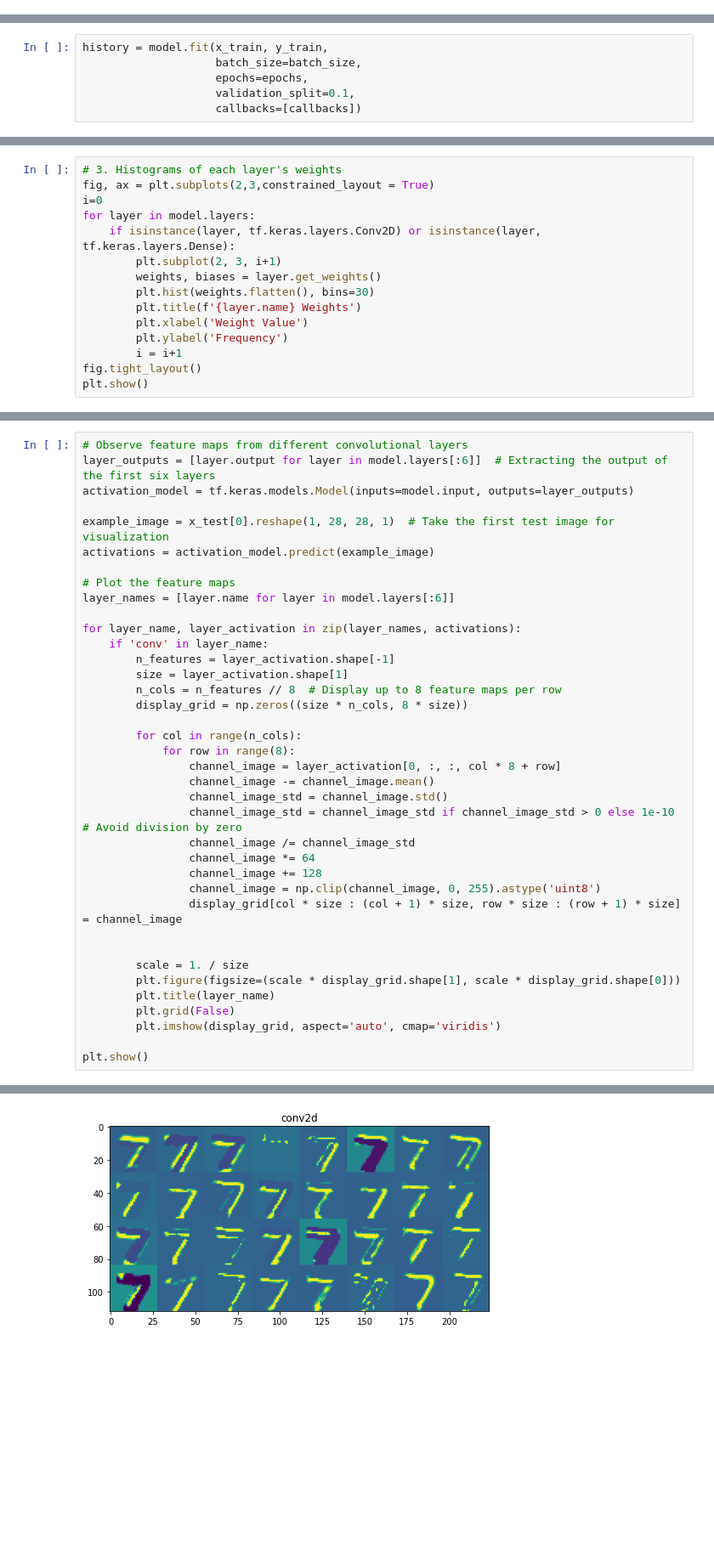
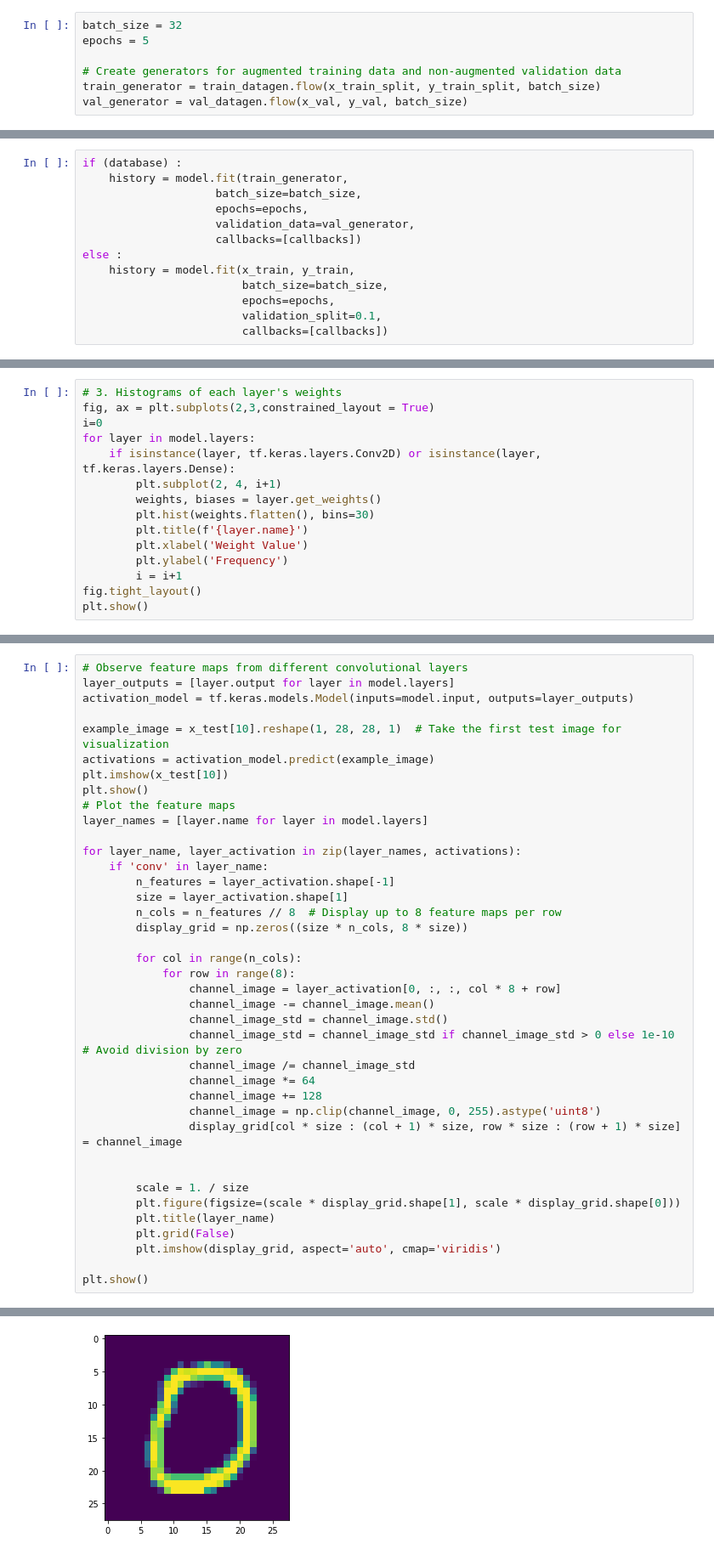
Before and after one commit to yuanchung0521/DL, a Jupyter notebook: hw2/hw2.ipynb, the cells around one changed output, grey strips where cells are left out. Shown at 85% size. Cells and saved outputs as stored; diff of their text form; blank space fills up the shorter version.

```diff
--- a/hw2/hw2.ipynb
+++ b/hw2/hw2.ipynb
@@ -33 +54,8 @@ epochs = 5
+# %%
+batch_size = 32
+epochs = 5
+
+# Create generators for augmented training data and non-augmented validation data
+train_generator = train_datagen.flow(x_train_split, y_train_split, batch_size)
+val_generator = val_datagen.flow(x_val, y_val, batch_size)
 # %%
@@ -81,10 +140,17 @@ class myCallback(tf.keras.callbacks.Callback):
 
 callbacks = myCallback()
 # %%
-history = model.fit(x_train, y_train,
+if (database) :
+    history = model.fit(train_generator,
                     batch_size=batch_size,
                     epochs=epochs,
-                    validation_split=0.1,
+                    validation_data=val_generator,
                     callbacks=[callbacks])
+else :
+    history = model.fit(x_train, y_train,
+                        batch_size=batch_size,
+                        epochs=epochs,
+                        validation_split=0.1,
+                        callbacks=[callbacks])
 # %% [output]
 Epoch 1/5
@@ -121,10 +201,10 @@ fig, ax = plt.subplots(2,3,constrained_layout = True)
 i=0
 for layer in model.layers:
     if isinstance(layer, tf.keras.layers.Conv2D) or isinstance(layer, tf.keras.layers.Dense):
-        plt.subplot(2, 3, i+1)
+        plt.subplot(2, 4, i+1)
         weights, biases = layer.get_weights()
         plt.hist(weights.flatten(), bins=30)
-        plt.title(f'{layer.name} Weights')
+        plt.title(f'{layer.name}')
         plt.xlabel('Weight Value')
         plt.ylabel('Frequency')
         i = i+1
@@ -164,13 +244,14 @@ plt.show()
 # %%
 # Observe feature maps from different convolutional layers
-layer_outputs = [layer.output for layer in model.layers[:6]]  # Extracting the output of the first six layers
+layer_outputs = [layer.output for layer in model.layers]
 activation_model = tf.keras.models.Model(inputs=model.input, outputs=layer_outputs)
 
-example_image = x_test[0].reshape(1, 28, 28, 1)  # Take the first test image for visualization
+example_image = x_test[10].reshape(1, 28, 28, 1)  # Take the first test image for visualization
 activations = activation_model.predict(example_image)
-
+plt.imshow(x_test[10])
+plt.show()
 # Plot the feature maps
-layer_names = [layer.name for layer in model.layers[:6]]
+layer_names = [layer.name for layer in model.layers]
 
 for layer_name, layer_activation in zip(layer_names, activations):
     if 'conv' in layer_name:
@@ -204 +285 @@ plt.show()
-[figure, old version]
+[figure, new version]
```
Also changed, not shown: parts of 17 cells of this notebook.
